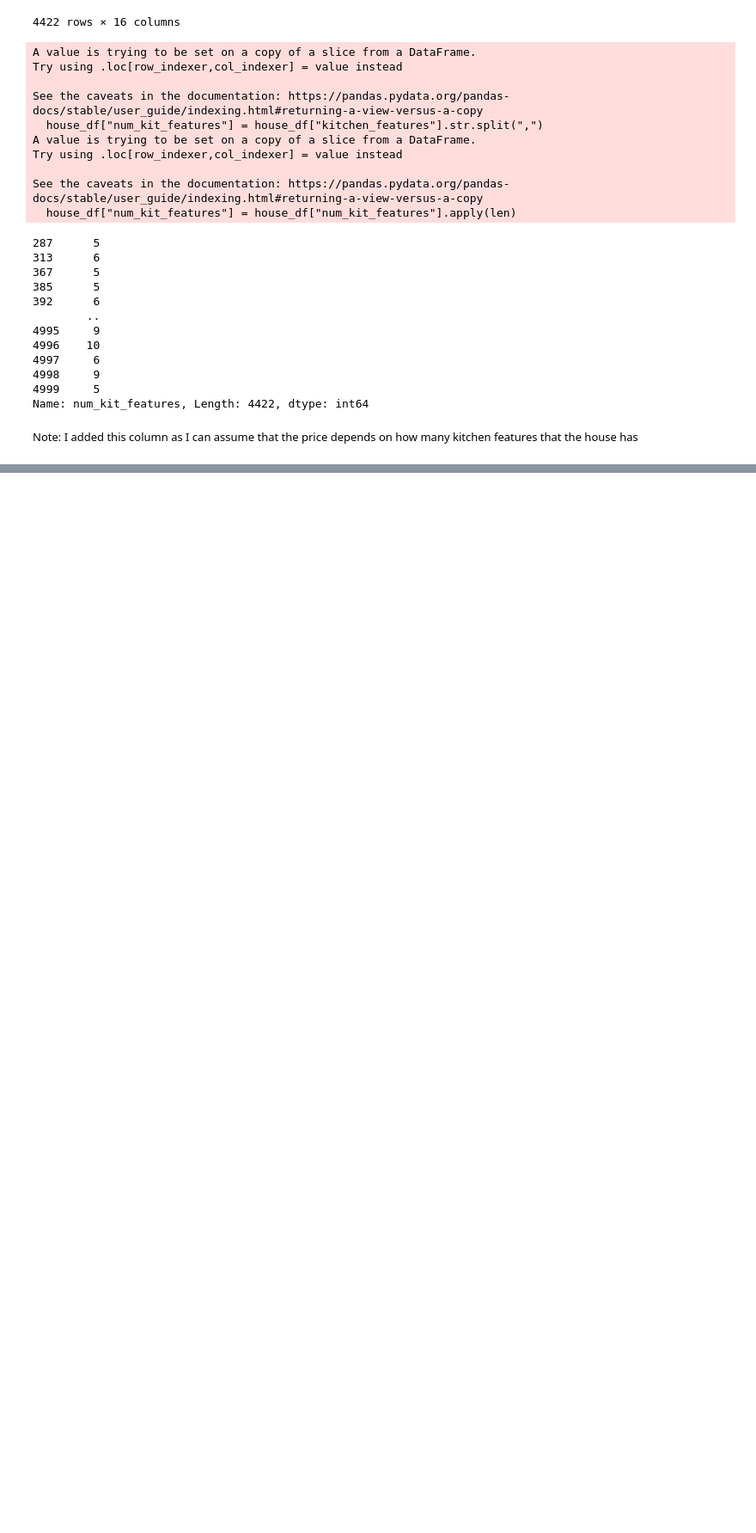
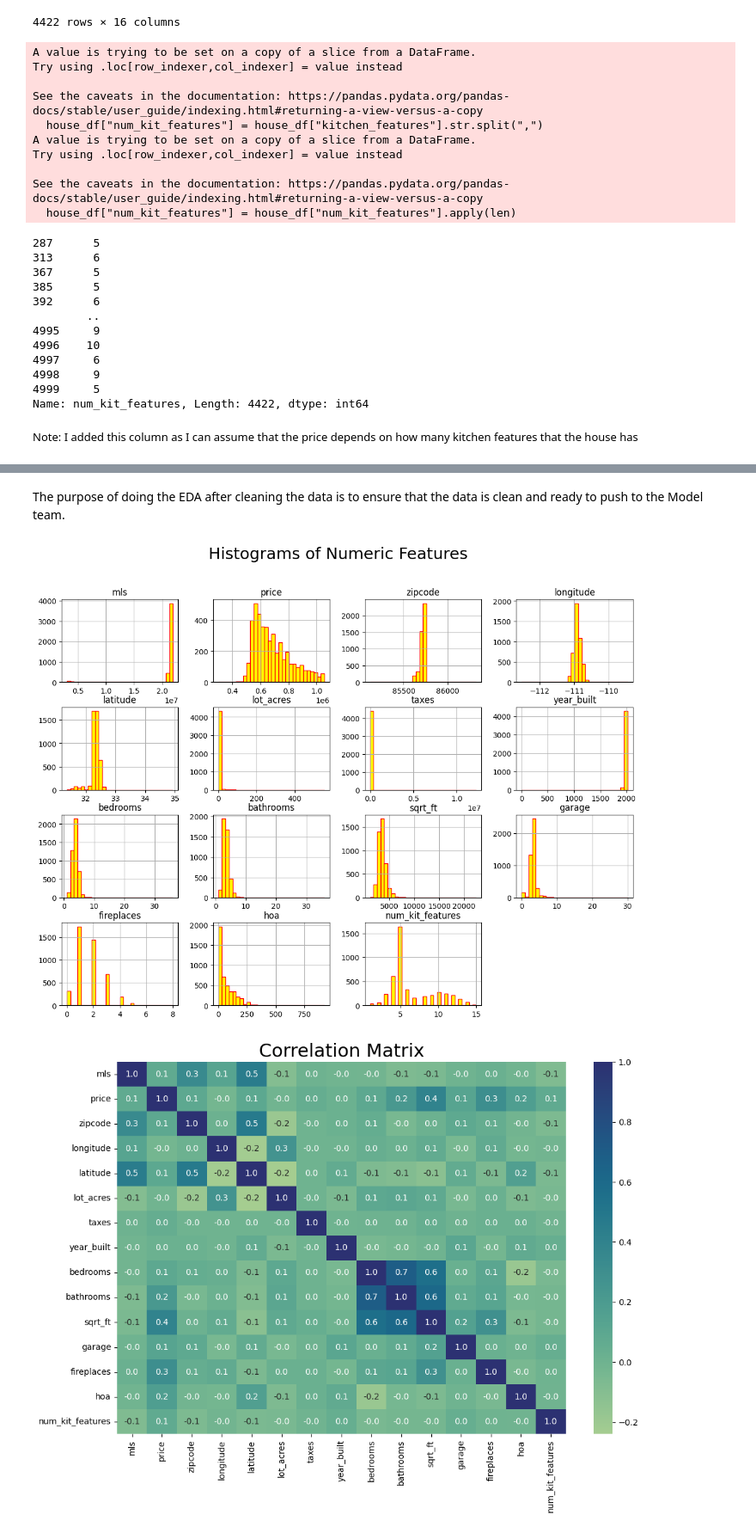
Before and after one commit to NyoYoAB/housingData_EDA, a Jupyter notebook: houseData_eda.ipynb, the cells around one changed output, grey strips where cells are left out. Shown at 86% size. Saved outputs shown, nothing was run; the diff lists cells and outputs as text; code cells hidden in the pictures; blank space fills up the shorter version.

Commit message:
EDA after data clean-up

```diff
--- a/houseData_eda.ipynb
+++ b/houseData_eda.ipynb
@@ -408,0 +408,61 @@ Name: num_kit_features, Length: 4422, dtype: int64
+# %% [markdown]
+The purpose of doing the EDA after cleaning the data is to ensure that the data is clean and ready to push to the Model team.
+# %%
+numeric_df = house_df.select_dtypes(include=['float64', 'int64'])
+
+numeric_df.hist(bins=30, figsize=(14, 10), color='yellow', edgecolor='red')
+plt.suptitle('Histograms of Numeric Features', fontsize=22)
+plt.show()
+
+plt.figure(figsize=(12, 8))
+corr_matrix = numeric_df.corr()
+sns.heatmap(corr_matrix, annot=True, fmt='.1f', cmap='crest', cbar=True)
+plt.title('Correlation Matrix', fontsize=22)
+plt.show()
+
+plt.figure(figsize=(14, 10))
+sns.boxplot(data=numeric_df, palette='Set3')
+plt.title('Box Plot of Numeric Features', fontsize=22)
+plt.xticks(rotation=90)
+plt.show()
+
+plt.figure(figsize=(12, 8))
+sns.regplot(x='sqrt_ft', y='price', data=house_df, scatter_kws={'alpha':0.5}, line_kws={'color':'red'})
+plt.title('Sold Price vs. Square Footage')
+plt.xlabel('Square Footage')
+plt.ylabel('Sold Price')
+plt.show()
+
+sns.violinplot(x='bedrooms', y='price', data=house_df, palette='muted')
+plt.title('Price Distribution by Number of Bedrooms')
+plt.xlabel('Number of Bedrooms')
+plt.ylabel('Sold Price')
+plt.show()
+
+# Aggregating data by zip code
+zipcode_data = house_df.groupby('zipcode').agg({
+    'price': 'mean',
+    'mls': 'count',  # Assuming MLS is a unique identifier for properties
+    'lot_acres': 'mean',
+    'bedrooms': 'mean'
+}).reset_index()
+
+# Visualizing the average sold price by zipcode
+plt.figure(figsize=(12, 8))
+sns.barplot(x='zipcode', y='price', data=zipcode_data, palette='viridis')
+plt.title('Average Sold Price by Zipcode')
+plt.xlabel('Zipcode')
+plt.ylabel('Average Sold Price')
+plt.xticks(rotation=45)
+plt.show()
+
+categorical_features = house_df.select_dtypes(include=['object']).columns
+
+for feature in categorical_features:
+    plt.figure(figsize=(8, 6))
+    sns.countplot(y=feature, data=house_df, palette='viridis')
+    plt.title(f'Distribution of {feature}', fontsize=22)
+    plt.show()
+# %% [output]
+[figure, added]
+[figure, added]
```
Also changed, not shown: parts of 4 cells of this notebook.
